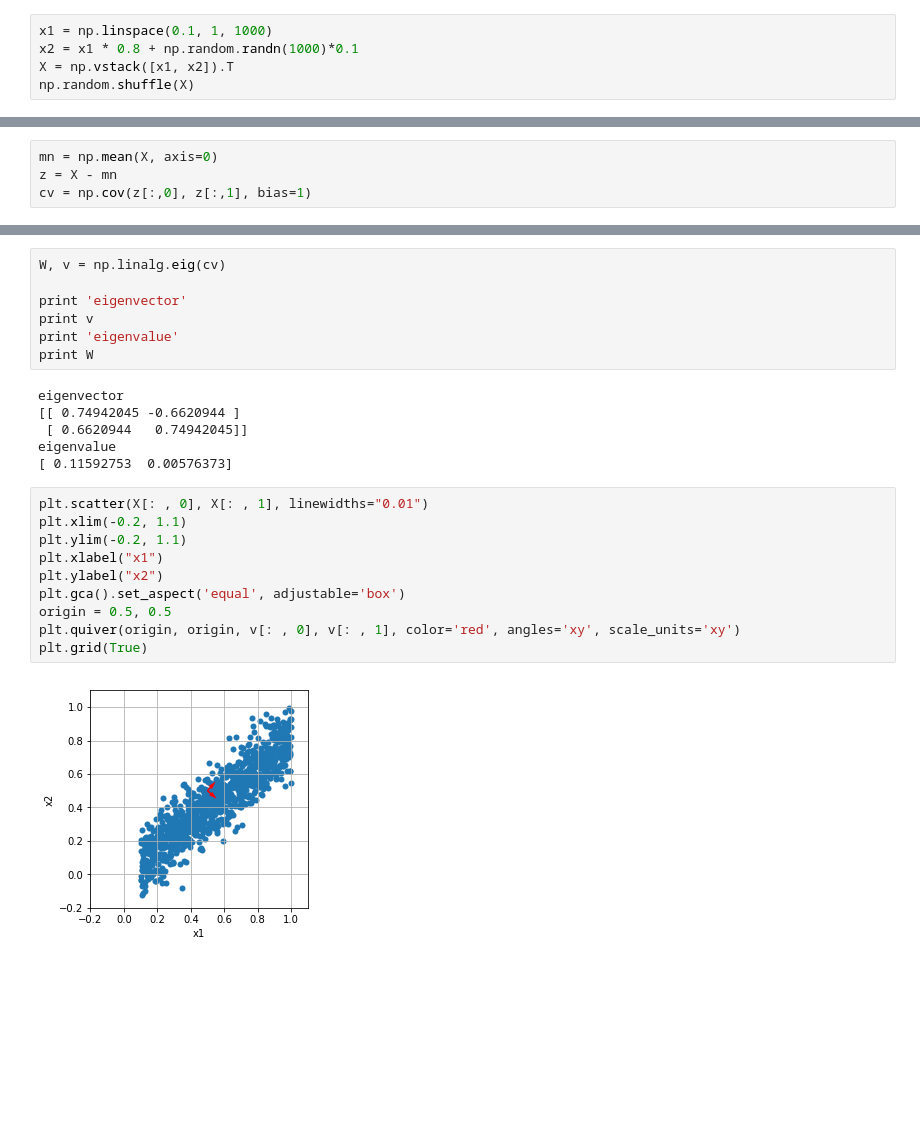
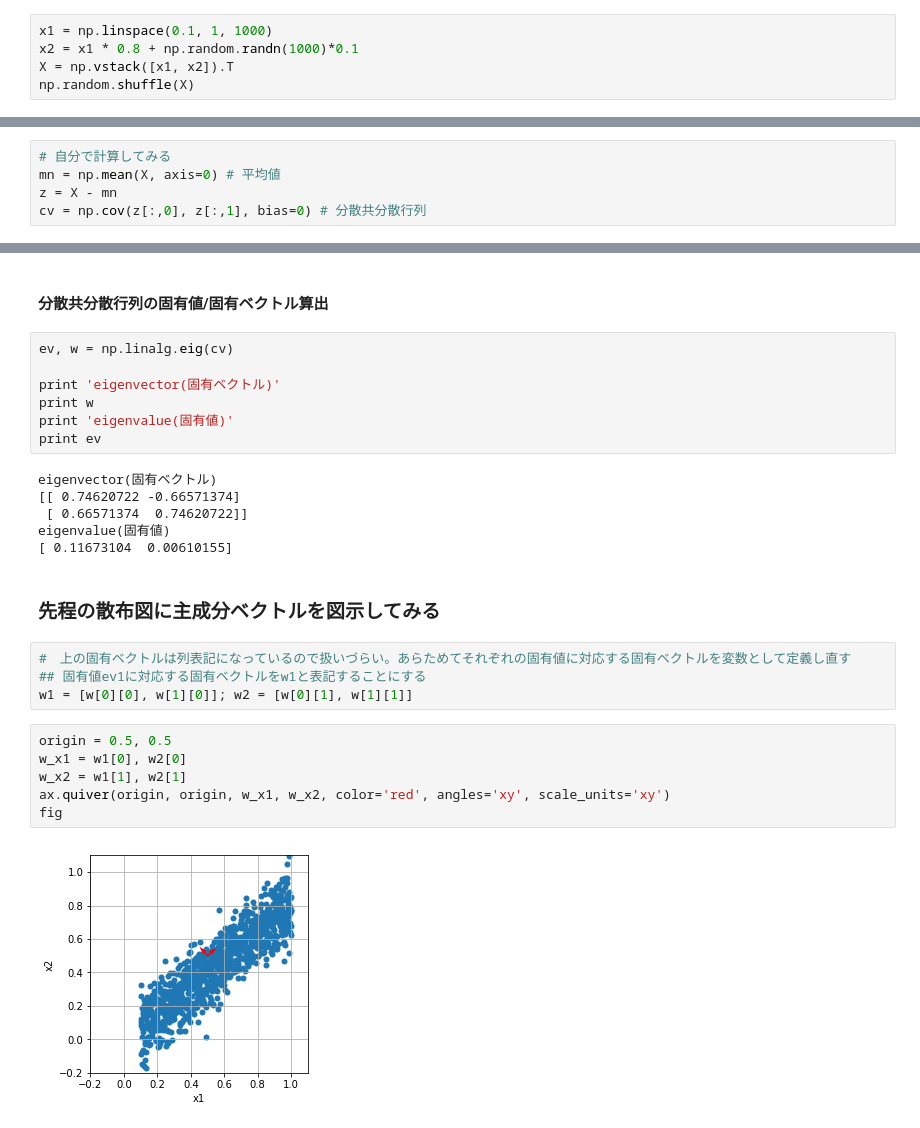
Before and after one commit to watambo/python-mle, a Jupyter notebook: PCA.ipynb, the cells around one changed output, grey strips where cells are left out. Drawn from its saved outputs; the diff is of its cells as text; blank space fills up the shorter version.

```diff
--- a/PCA.ipynb
+++ b/PCA.ipynb
@@ -43,5 +54,6 @@ covariance
 # %%
-mn = np.mean(X, axis=0)
+# 自分で計算してみる
+mn = np.mean(X, axis=0) # 平均値
 z = X - mn
-cv = np.cov(z[:,0], z[:,1], bias=1)
+cv = np.cov(z[:,0], z[:,1], bias=0) # 分散共分散行列
 # %%
@@ -58,25 +72,29 @@ covariance
+# %% [markdown]
+#### 分散共分散行列の固有値/固有ベクトル算出
 # %%
-W, v = np.linalg.eig(cv)
+ev, w = np.linalg.eig(cv)
 
-print 'eigenvector'
-print v
-print 'eigenvalue'
-print W
+print 'eigenvector(固有ベクトル)'
+print w
+print 'eigenvalue(固有値)'
+print ev
 # %% [output]
-eigenvector
-[[ 0.74942045 -0.6620944 ]
- [ 0.6620944   0.74942045]]
-eigenvalue
-[ 0.11592753  0.00576373]
+eigenvector(固有ベクトル)
+[[ 0.74620722 -0.66571374]
+ [ 0.66571374  0.74620722]]
+eigenvalue(固有値)
+[ 0.11673104  0.00610155]
-# %%
-plt.scatter(X[: , 0], X[: , 1], linewidths="0.01")
-plt.xlim(-0.2, 1.1)
-plt.ylim(-0.2, 1.1)
-plt.xlabel("x1")
-plt.ylabel("x2")
-plt.gca().set_aspect('equal', adjustable='box')
-origin = 0.5, 0.5
-plt.quiver(origin, origin, v[: , 0], v[: , 1], color='red', angles='xy', scale_units='xy')
-plt.grid(True)
-# %% [output]
-[figure, removed]
+# %% [markdown]
+### 先程の散布図に主成分ベクトルを図示してみる
+# %%
+#　上の固有ベクトルは列表記になっているので扱いづらい。あらためてそれぞれの固有値に対応する固有ベクトルを変数として定義し直す
+## 固有値ev1に対応する固有ベクトルをw1と表記することにする
+w1 = [w[0][0], w[1][0]]; w2 = [w[0][1], w[1][1]]
+# %%
+origin = 0.5, 0.5
+w_x1 = w1[0], w2[0]
+w_x2 = w1[1], w2[1]
+ax.quiver(origin, origin, w_x1, w_x2, color='red', angles='xy', scale_units='xy')
+fig
+# %% [output]
+[figure, added]
```
Also changed, not shown: parts of 11 cells of this notebook, 1 other file.
